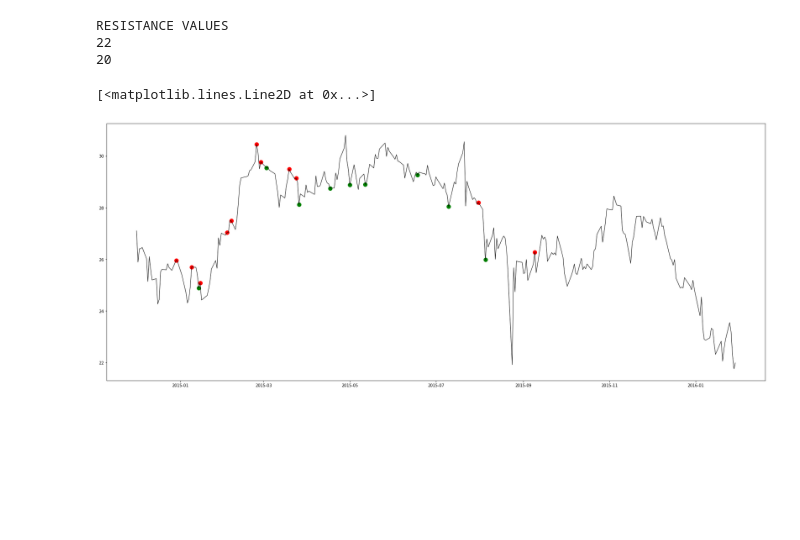
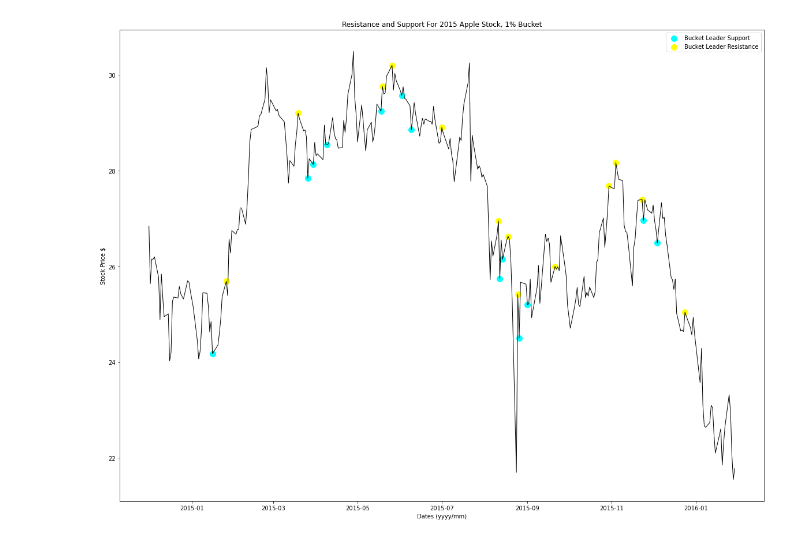
Before and after one commit to tristan-thomas/StockMarketRNN, a Jupyter notebook: SupportandResistance.ipynb, the cells around one changed output. Drawn from its saved outputs; the diff is of its cells as text; code cells hidden in the pictures; blank space fills up the shorter version.

Commit message:
Adding FINAL supportandresistance ipynb

```diff
--- a/SupportandResistance.ipynb
+++ b/SupportandResistance.ipynb
@@ -269,7 +273,7 @@ def supportFinder():
 # %%
 
 
-s = supportFinder()
+s,b = supportFinder()
 print("SUPPORT VALUES")
 print(len(s))
 
@@ -285,6 +289,7 @@ for i in s:
         supportVals.append(i)
     counter22 = counter22+1
 
+print(b.keys())
 print(s)
 #print(s)
 # %% [output]
@@ -349,6 +384,5 @@ def resistanceFinder():
 # %%
-print("RESISTANCE VALUES")
-r = resistanceFinder()
+r,b = resistanceFinder()
 resistanceDates= []
 resistanceVals = []
 counter22 = 0
@@ -359,22 +393,22 @@ for i in r:
     if(counter22%2 == 1):
         resistanceVals.append(i)
     counter22 = counter22+1
-print(len(r))
-
-print((resistanceDates[2]-resistanceDates[1]).days)
-# %% [output]
-RESISTANCE VALUES
-22
-20
 # %%
-fig, ax = plt.subplots(figsize=(30,12))
-ax.scatter(supportDates,supportVals,color='green',s=100, label = "Local Max")
-ax.scatter(resistanceDates,resistanceVals,color='red',s=100, label = "Local Max")
+fig, ax = plt.subplots(figsize=(20,15))
+
+ax.scatter(supportDates,supportVals,color='cyan',s=100, label = "Bucket Leader Support")
+ax.scatter(resistanceDates,resistanceVals,color='yellow',s=100, label = "Bucket Leader Resistance")
 
 ax.plot(df.index,df['Open'],color='black',lw=1)
+plt.title("Resistance and Support For 2015 Apple Stock, 1% Bucket")
+plt.xlabel("Dates (yyyy/mm)")
+plt.ylabel("Stock Price $")
+
+plt.legend()
+
+plt.show()
 # %% [output]
-[<matplotlib.lines.Line2D at 0x...>]
-[figure, old version]
+[figure, new version]
 # %%
 import math
 def findNearestSupport(day,value,s, supportDates, supportVals):
```
Also changed, not shown: parts of 5 cells of this notebook.
